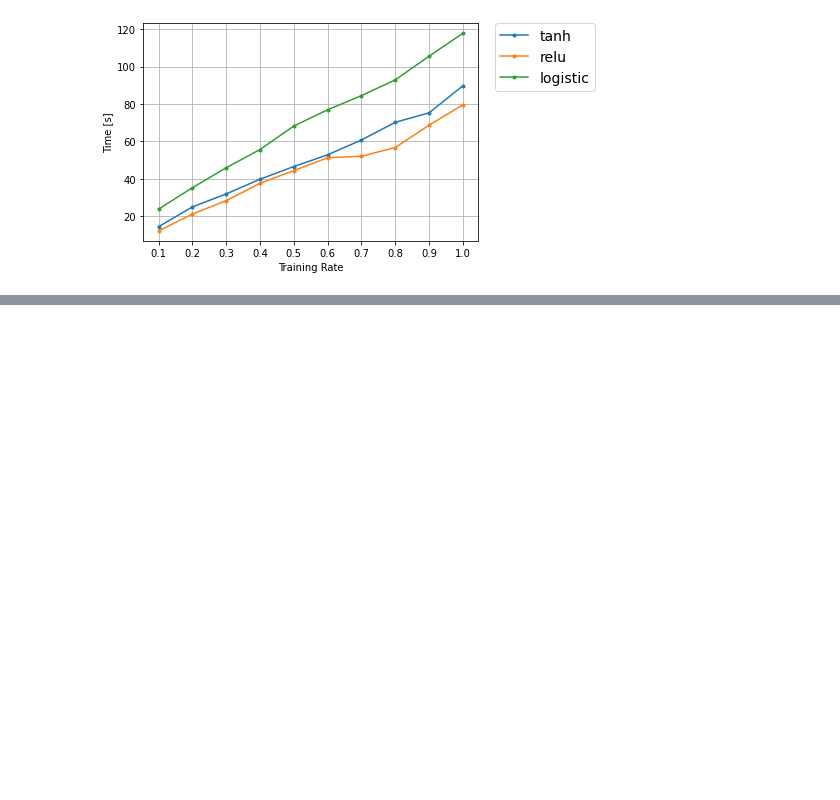
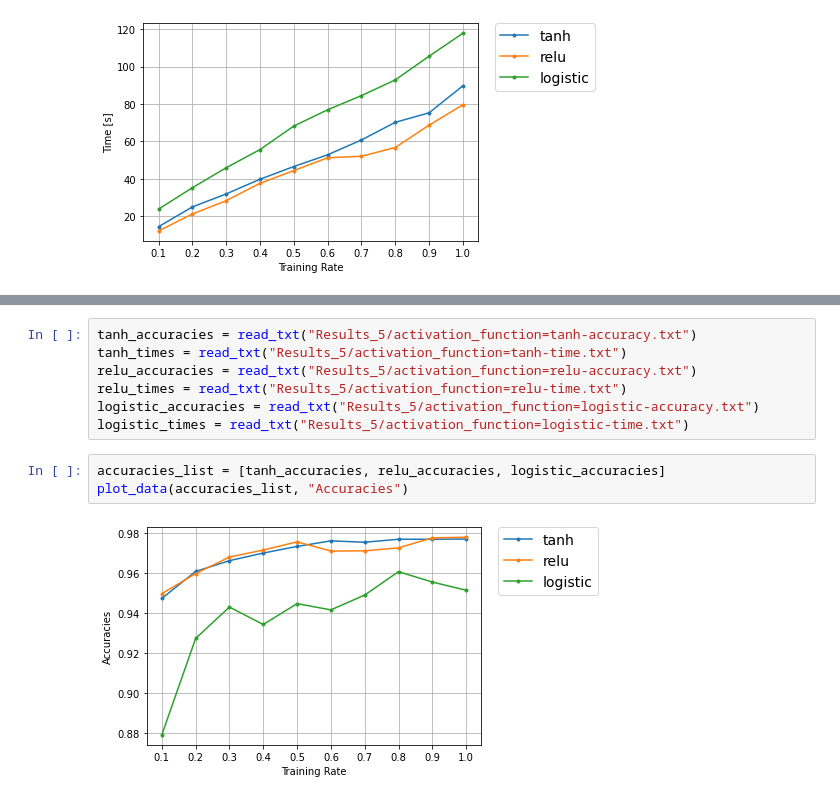
Before and after one commit to Kentkn192837/machine-learning, a Jupyter notebook: no2/plot.ipynb, the cells around one changed output, grey strips where cells are left out. Cells and saved outputs as stored; diff of their text form; blank space fills up the shorter version.

```diff
--- a/no2/plot.ipynb
+++ b/no2/plot.ipynb
@@ -41,0 +62,12 @@ plot_data(times_list, "Time [s]")
+# %%
+tanh_accuracies = read_txt("Results_5/activation_function=tanh-accuracy.txt")
+tanh_times = read_txt("Results_5/activation_function=tanh-time.txt")
+relu_accuracies = read_txt("Results_5/activation_function=relu-accuracy.txt")
+relu_times = read_txt("Results_5/activation_function=relu-time.txt")
+logistic_accuracies = read_txt("Results_5/activation_function=logistic-accuracy.txt")
+logistic_times = read_txt("Results_5/activation_function=logistic-time.txt")
+# %%
+accuracies_list = [tanh_accuracies, relu_accuracies, logistic_accuracies]
+plot_data(accuracies_list, "Accuracies")
+# %% [output]
+[figure, added]
```
Also changed, not shown: parts of 6 cells of this notebook.
